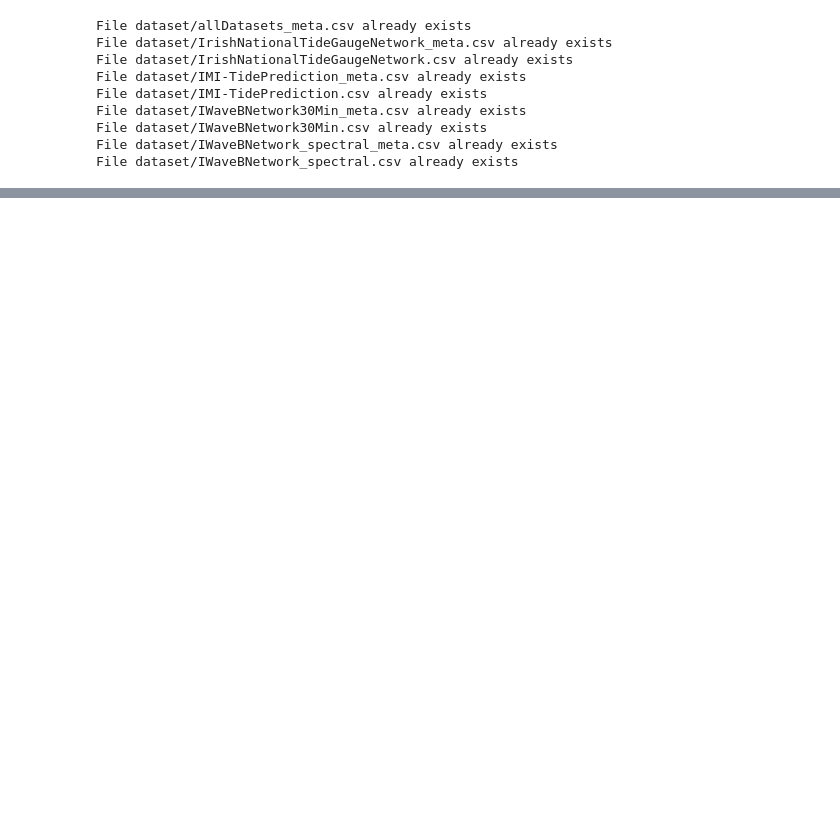
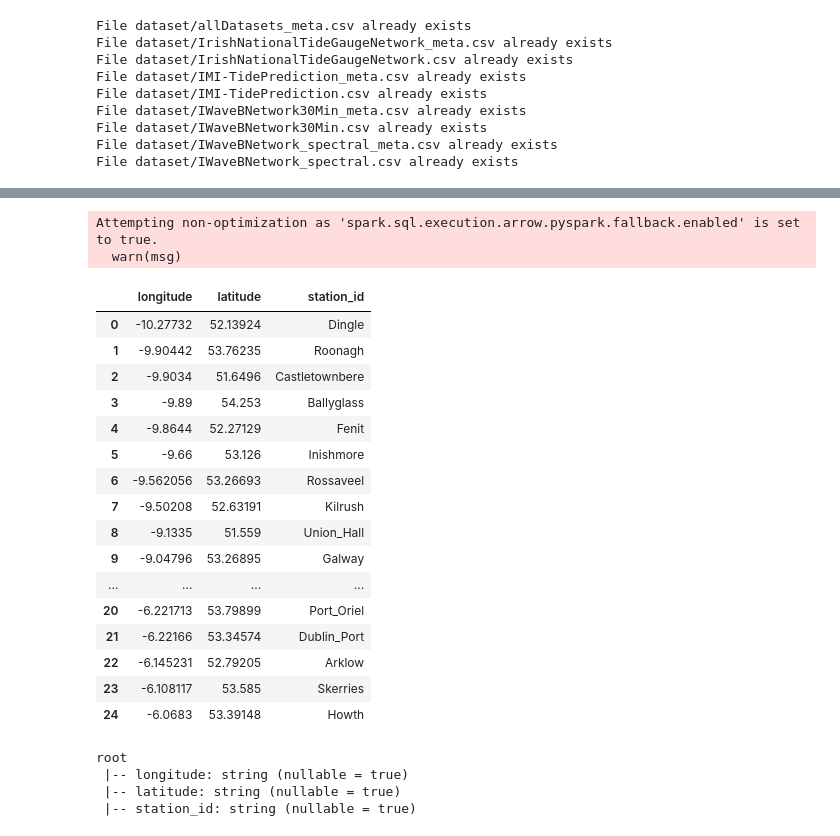
Before and after one commit to husmen/IrelandMarineDataAnalysis, a Jupyter notebook: data_prep.ipynb, the cells around one changed output, grey strips where cells are left out. Drawn from its saved outputs; the diff is of its cells as text; code cells hidden in the pictures; blank space fills up the shorter version.

Commit message:
add mapping and data cleanup

```diff
--- a/data_prep.ipynb
+++ b/data_prep.ipynb
@@ -115,0 +169,11 @@ only showing top 20 rows
+# %%
+tide_pred_sdf = spark.read.csv(SparkFiles.get(os.path.join(os.getcwd(), 'dataset/IMI-TidePrediction_meta.csv')), header=True, inferSchema=True).dropna()
+tide_pred_sdf = tide_pred_sdf.withColumnRenamed('stationID', 'station_id')
+tide_pred_sdf = tide_pred_sdf[~tide_pred_sdf['station_id'].endswith('MODELLED')]
+tide_pred_sdf.printSchema()
+tide_pred_sdf.show()
+
+df = tide_pred_sdf.toPandas()
+gdf = gpd.GeoDataFrame(df, geometry=gpd.points_from_xy(df.longitude, df.latitude))
+gdf.set_crs(epsg=4326, inplace=True)
+gdf.explore(column='station_id', legend=False, marker_type='marker', map_kwds={'scrollWheelZoom': False})
@@ -115,0 +223,29 @@ only showing top 20 rows
+# %%
+tide_pred_sdf.toPandas()
+# %% [output]
+Attempting non-optimization as 'spark.sql.execution.arrow.pyspark.fallback.enabled' is set to true.
+  warn(msg)
+|  | longitude | latitude | station_id |
+| 0 | -10.27732 | 52.13924 | Dingle |
+| 1 | -9.90442 | 53.76235 | Roonagh |
+| 2 | -9.9034 | 51.6496 | Castletownbere |
+| 3 | -9.89 | 54.253 | Ballyglass |
+| 4 | -9.8644 | 52.27129 | Fenit |
+| 5 | -9.66 | 53.126 | Inishmore |
+| 6 | -9.562056 | 53.26693 | Rossaveel |
+| 7 | -9.50208 | 52.63191 | Kilrush |
+| 8 | -9.1335 | 51.559 | Union_Hall |
+| 9 | -9.04796 | 53.26895 | Galway |
+| ... | ... | ... | ... |
+| 20 | -6.221713 | 53.79899 | Port_Oriel |
+| 21 | -6.22166 | 53.34574 | Dublin_Port |
+| 22 | -6.145231 | 52.79205 | Arklow |
+| 23 | -6.108117 | 53.585 | Skerries |
+| 24 | -6.0683 | 53.39148 | Howth |
+# %%
+tide_real_sdf.printSchema()
+# %% [output]
+root
+ |-- longitude: string (nullable = true)
+ |-- latitude: string (nullable = true)
+ |-- station_id: string (nullable = true)
```
Also changed, not shown: parts of 16 cells of this notebook, 2 other files.
